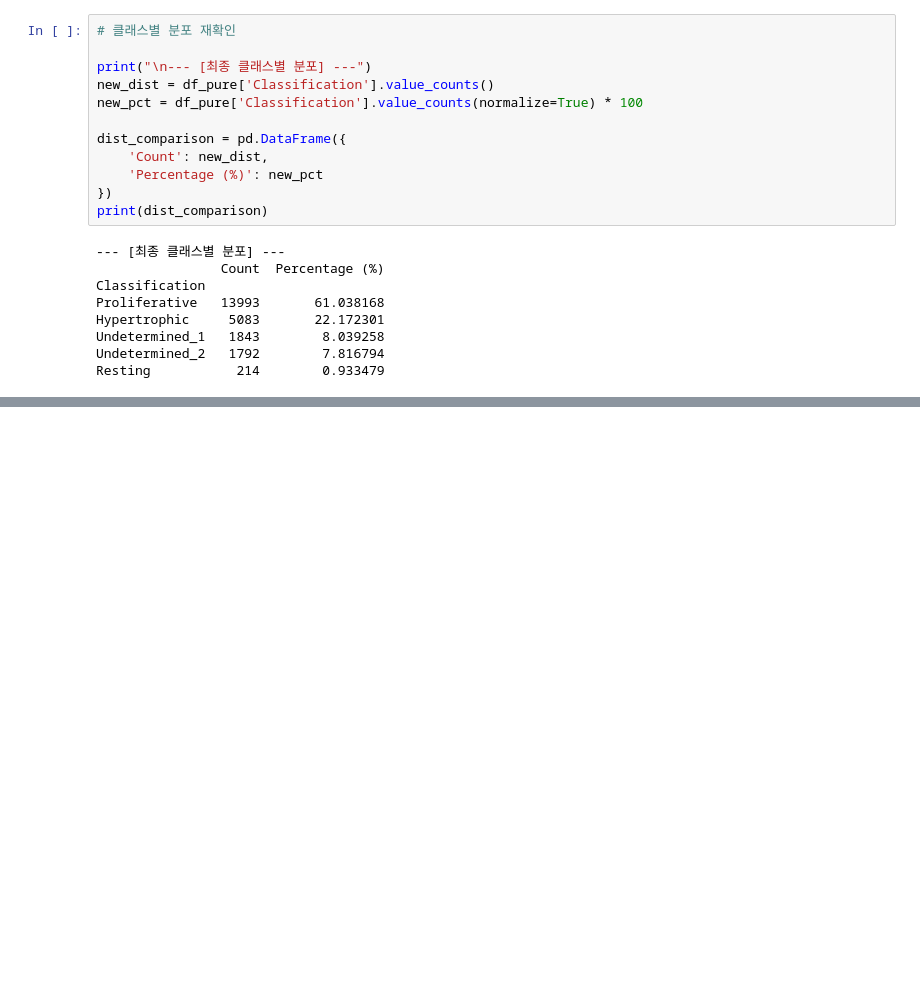
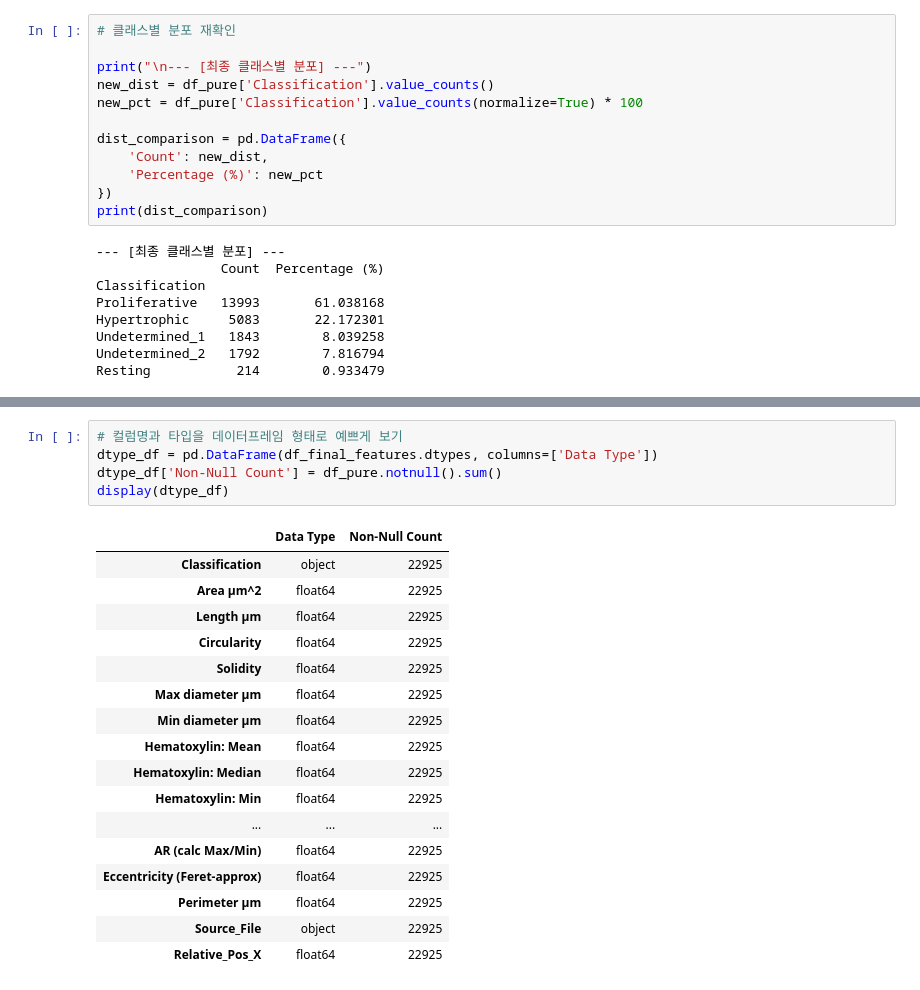
Before and after one commit to jaeseonim/gp, a Jupyter notebook: notebooks/01_check_data.ipynb, the cells around one changed output, grey strips where cells are left out. Drawn from its saved outputs; the diff is of its cells as text; blank space fills up the shorter version.

```diff
--- a/notebooks/01_check_data.ipynb
+++ b/notebooks/01_check_data.ipynb
@@ -275,0 +249,23 @@ print(to_drop)
+# %%
+# 컬럼명과 타입을 데이터프레임 형태로 예쁘게 보기
+dtype_df = pd.DataFrame(df_final_features.dtypes, columns=['Data Type'])
+dtype_df['Non-Null Count'] = df_pure.notnull().sum()
+display(dtype_df)
+# %% [output]
+|  | Data Type | Non-Null Count |
+| Classification | object | 22925 |
+| Area µm^2 | float64 | 22925 |
+| Length µm | float64 | 22925 |
+| Circularity | float64 | 22925 |
+| Solidity | float64 | 22925 |
+| Max diameter µm | float64 | 22925 |
+| Min diameter µm | float64 | 22925 |
+| Hematoxylin: Mean | float64 | 22925 |
+| Hematoxylin: Median | float64 | 22925 |
+| Hematoxylin: Min | float64 | 22925 |
+| ... | ... | ... |
+| AR (calc Max/Min) | float64 | 22925 |
+| Eccentricity (Feret-approx) | float64 | 22925 |
+| Perimeter µm | float64 | 22925 |
+| Source_File | object | 22925 |
+| Relative_Pos_X | float64 | 22925 |
```
Also changed, not shown: parts of 14 cells of this notebook.
